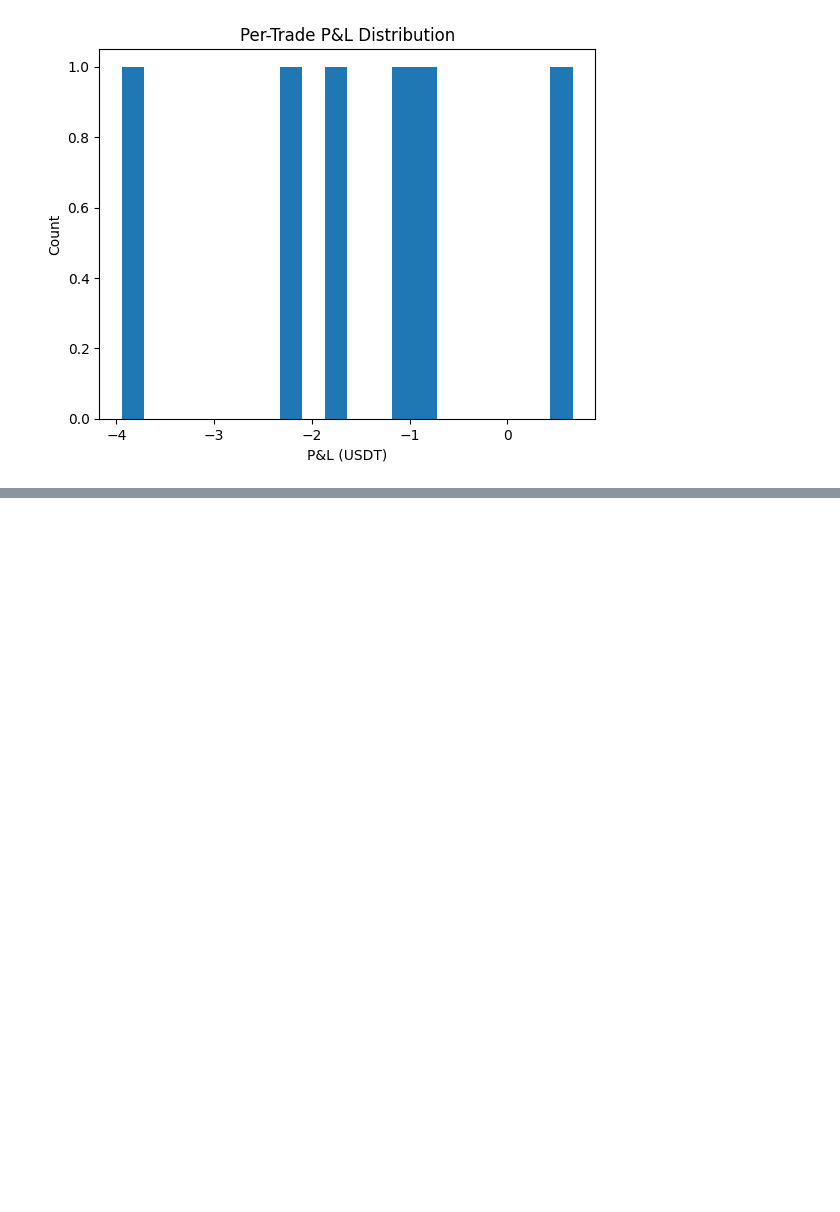
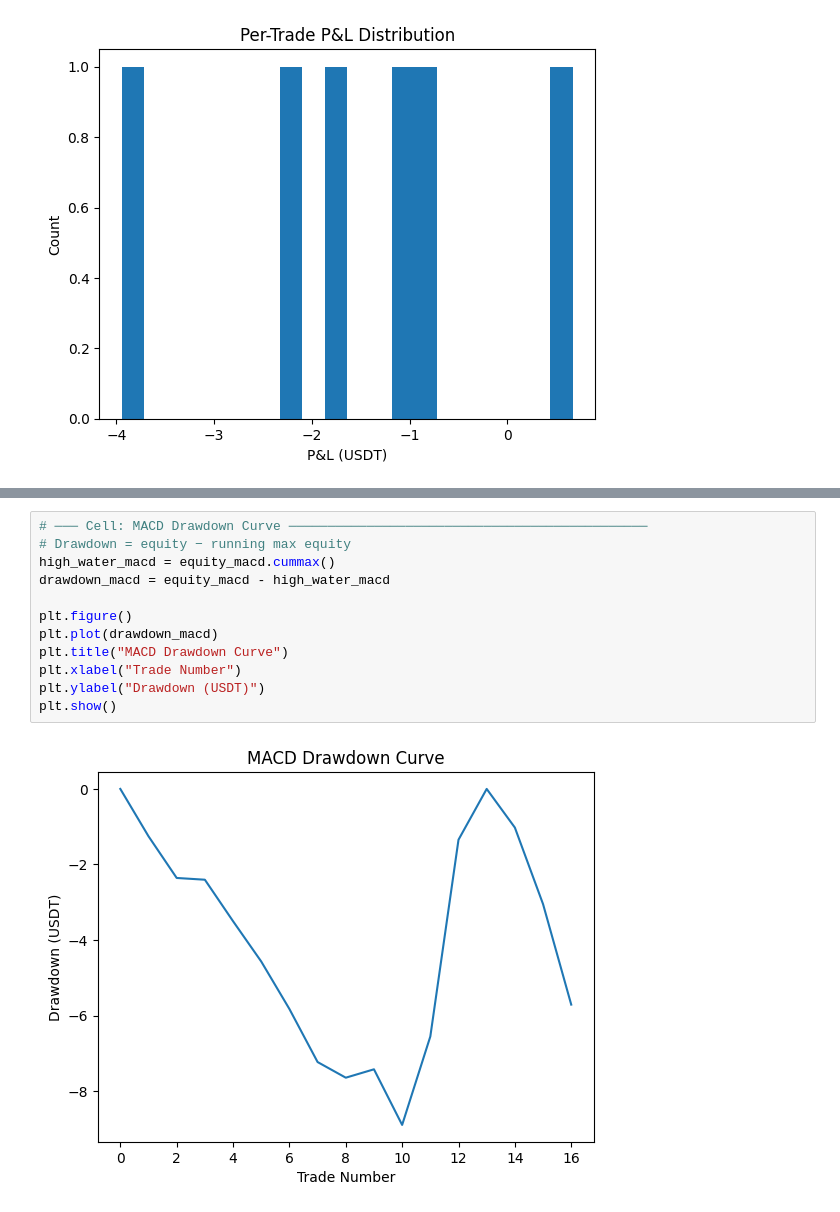
Before and after one commit to elijahmendezcs/solanabot, a Jupyter notebook: dashboard.ipynb, the cells around one changed output, grey strips where cells are left out. Saved outputs shown, nothing was run; the diff lists cells and outputs as text; blank space fills up the shorter version.

```diff
--- a/dashboard.ipynb
+++ b/dashboard.ipynb
@@ -116,0 +150,14 @@ plt.show()
+# %%
+# ─── Cell: MACD Drawdown Curve ──────────────────────────────────────────────
+# Drawdown = equity − running max equity
+high_water_macd = equity_macd.cummax()
+drawdown_macd = equity_macd - high_water_macd
+
+plt.figure()
+plt.plot(drawdown_macd)
+plt.title("MACD Drawdown Curve")
+plt.xlabel("Trade Number")
+plt.ylabel("Drawdown (USDT)")
+plt.show()
+# %% [output]
+[figure, added]
```
Also changed, not shown: parts of 3 cells of this notebook, 6 other files.
